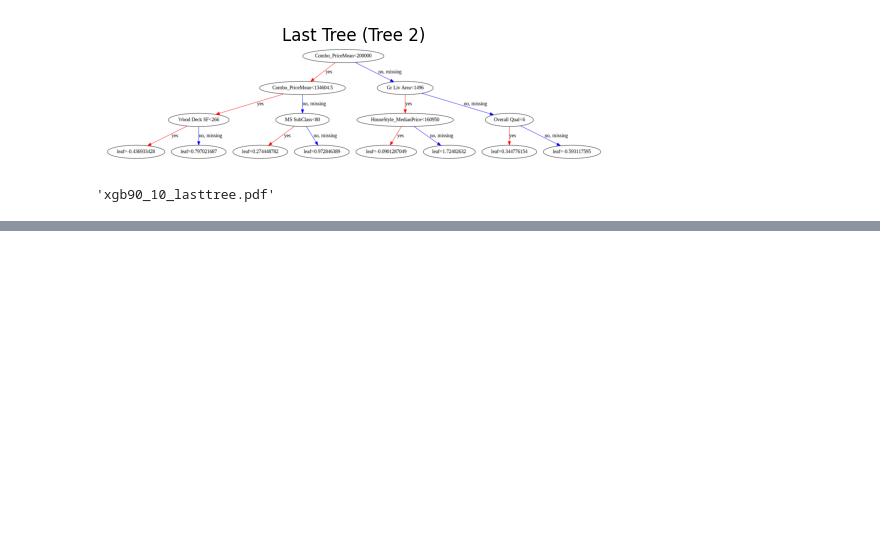
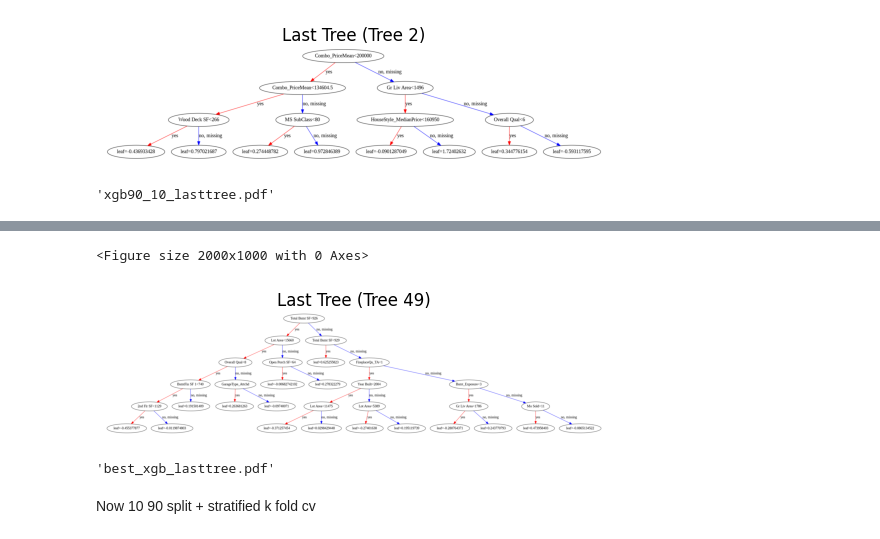
Before and after one commit to hedesiustefan/ML_Project, a Jupyter notebook: Discretization/ML_Lab2_Discretization.ipynb, the cells around one changed output, grey strips where cells are left out. Drawn from its saved outputs; the diff is of its cells as text; code cells hidden in the pictures; blank space fills up the shorter version.

```diff
--- a/Discretization/ML_Lab2_Discretization.ipynb
+++ b/Discretization/ML_Lab2_Discretization.ipynb
@@ -255,0 +357,18 @@ dot.render("xgb90_10_lasttree", format="pdf")   # or format="svg"
+# %%
+last_tree_idx = best_xgb.n_estimators - 1
+plt.figure(figsize=(20, 10))
+plot_tree(best_xgb, num_trees=last_tree_idx)
+plt.title(f"Last Tree (Tree {last_tree_idx})")
+plt.show()
+# %% [output]
+<Figure size 2000x1000 with 0 Axes>
+[figure, added]
+# %%
+'''DO NOT RUN, VISUALIZATION ALREADY EXPORTED AS PDF'''
+# dot = to_graphviz(best_xgb, num_trees=last_tree_idx, rankdir='UT')
+
+# dot.render("best_xgb_lasttree", format="pdf")   # or format="svg"
+# %% [output]
+'best_xgb_lasttree.pdf'
+# %% [markdown]
+Now 10 90 split + stratified k fold cv
```
Also changed, not shown: parts of 20 cells of this notebook, 8 other files.
